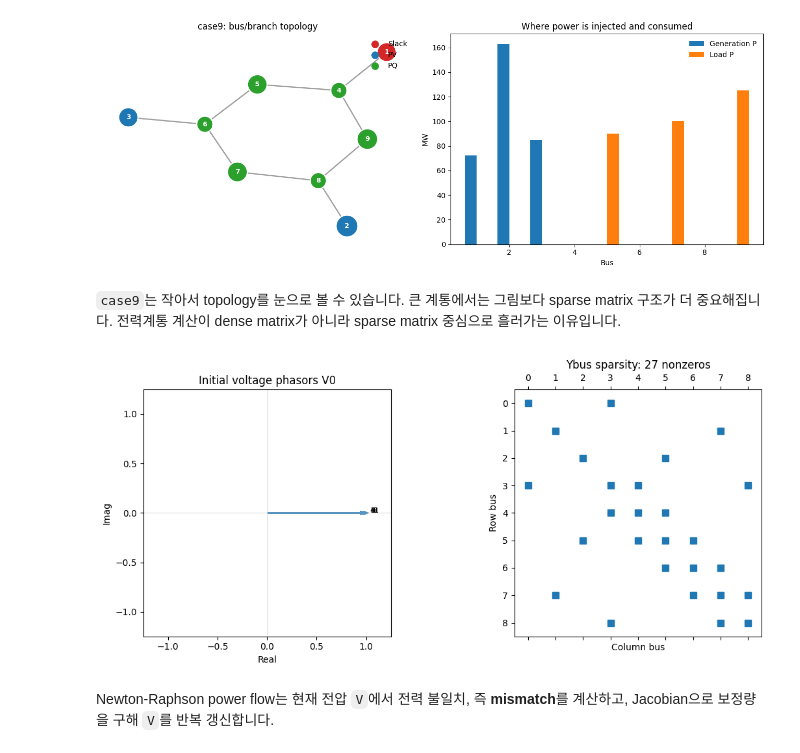
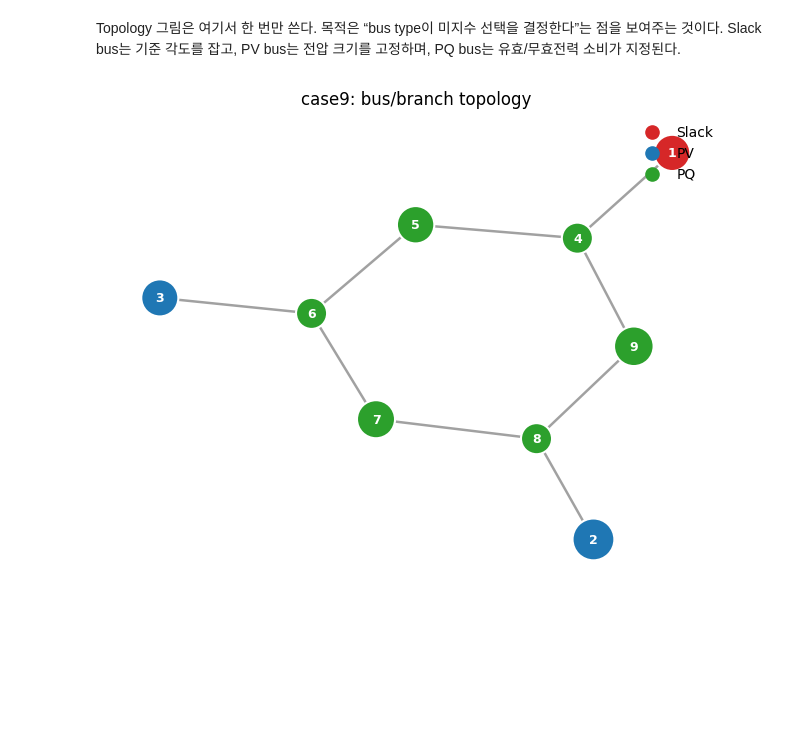
Before and after one commit to qubeenyoung/gpu-powerflow, a Jupyter notebook: python/tutorial/01_power_system_basics_case9.ipynb, the cells around one changed output. Saved outputs shown, nothing was run; the diff lists cells and outputs as text; code cells hidden in the pictures; blank space fills up the shorter version.

Commit message:
Rewrite tutorial narrative around Newton flow

```diff
--- a/python/tutorial/01_power_system_basics_case9.ipynb
+++ b/python/tutorial/01_power_system_basics_case9.ipynb
@@ -50,18 +53,8 @@ case=case9, buses=9, branches=9, ybus_nnz=27
+# %% [markdown]
+Topology 그림은 여기서 한 번만 쓴다. 목적은 “bus type이 미지수 선택을 결정한다”는 점을 보여주는 것이다. Slack bus는 기준 각도를 잡고, PV bus는 전압 크기를 고정하며, PQ bus는 유효/무효전력 소비가 지정된다.
 # %%
-fig, axes = plt.subplots(1, 2, figsize=(13, 5))
-tu.plot_case_graph(case, axes[0])
-tu.plot_power_balance(case, axes[1])
+fig, ax = plt.subplots(figsize=(6.5, 5.2))
+tu.plot_case_graph(case, ax)
 plt.tight_layout()
 # %% [output]
-[figure, old version]
+[figure, new version]
-# %% [markdown]
-`case9`는 작아서 topology를 눈으로 볼 수 있습니다. 큰 계통에서는 그림보다 sparse matrix 구조가 더 중요해집니다. 전력계통 계산이 dense matrix가 아니라 sparse matrix 중심으로 흘러가는 이유입니다.
-# %%
-fig, axes = plt.subplots(1, 2, figsize=(12, 5))
-tu.plot_voltage_phasors(case.v0, axes[0], title='Initial voltage phasors V0')
-tu.plot_ybus(case, axes[1])
-plt.tight_layout()
-# %% [output]
-[figure, removed]
-# %% [markdown]
-Newton-Raphson power flow는 현재 전압 `V`에서 전력 불일치, 즉 **mismatch**를 계산하고, Jacobian으로 보정량을 구해 `V`를 반복 갱신합니다.
```
Also changed, not shown: parts of 11 cells of this notebook, 11 other files.
